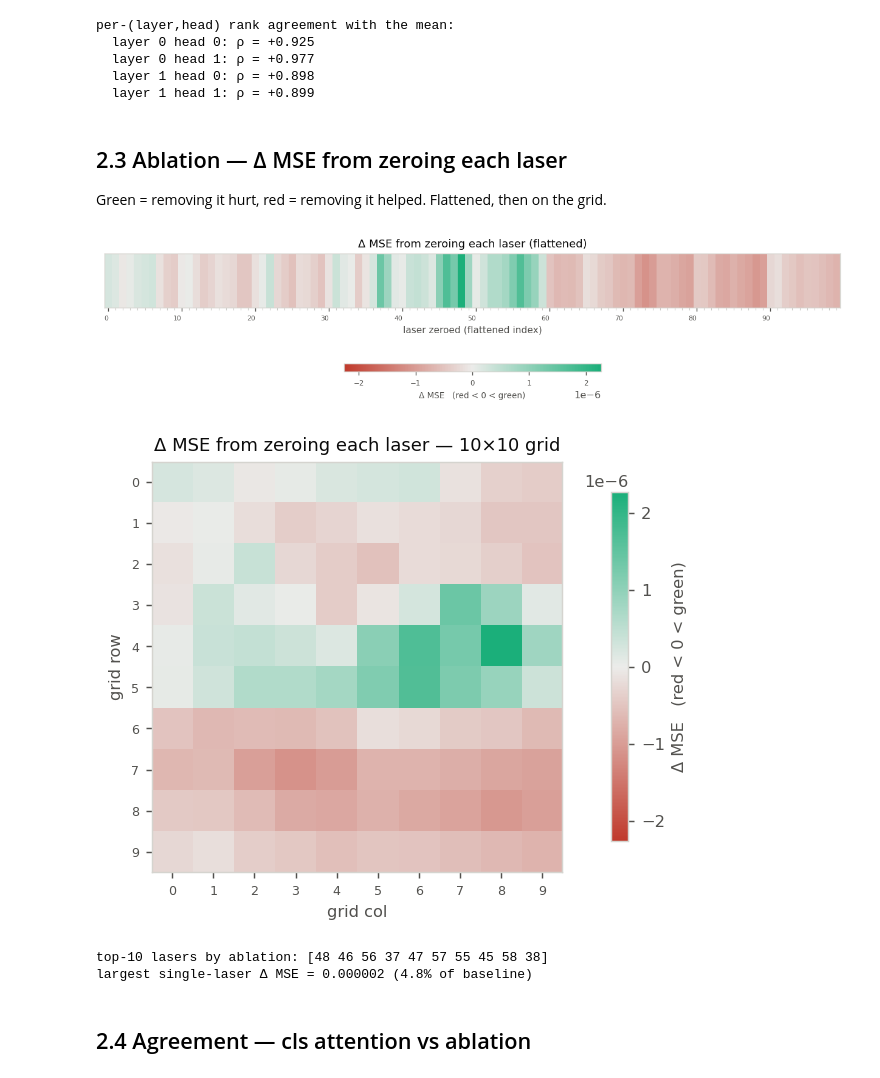
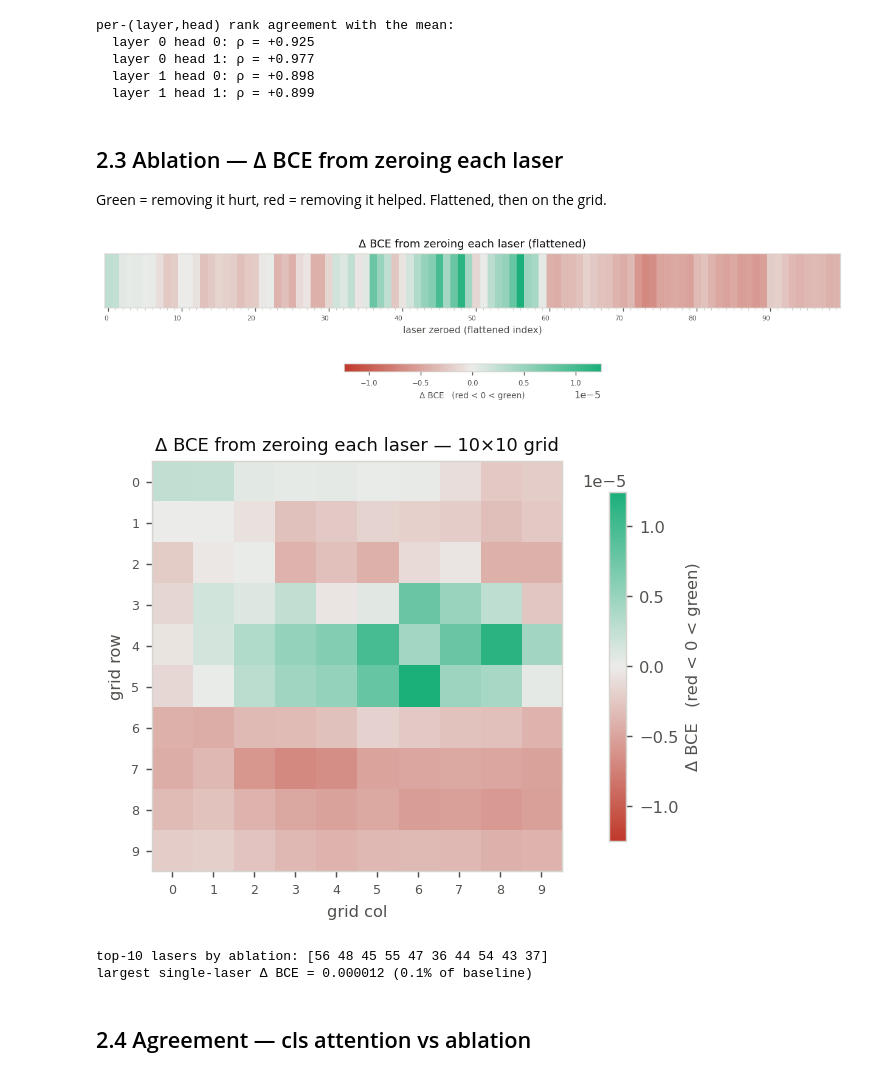
Before and after one commit to eitanturok/good-vibrations, a Jupyter notebook: notebooks/64_laser_freq_importance.ipynb, the cells around one changed output. Cells and saved outputs as stored; diff of their text form; code cells hidden in the pictures.

```diff
--- a/notebooks/64_laser_freq_importance.ipynb
+++ b/notebooks/64_laser_freq_importance.ipynb
@@ -238,11 +253,14 @@ def strip_grid(cls, tick, title, cbar_label, figsize, vmin=0, vmax=None, rot=90,
 ### Load the model and one held-out eval batch
 # %%
 X, y, info = load_eval_batch(N_SAMPLES, mds_dir=MDS_DIR, return_info=True)
-baseline = _mse(model, X, y)
-mean_pred = ((y.mean() - y) ** 2).mean().item()
+baseline = _bce(model, X, y)
+# mean-predictor reference in the same units: the BCE of predicting y.mean() everywhere, which
+# is the target's cross-entropy against a constant -- the bar any real model must beat.
+_p = y.mean().clamp(1e-7, 1 - 1e-7)
+mean_pred = -(y * _p.log() + (1 - y) * (1 - _p).log()).mean().item()
 assert X.shape[1:3] == (N_LASERS, N_PATCHES), f'{X.shape[1:3]} != {(N_LASERS, N_PATCHES)} — wrong MDS for this run?'
 print(f'{tuple(X.shape)=}  (samples, lasers, bands, bins, channels)')
-print(f'baseline MSE {baseline:.5f}   mean-predictor {mean_pred:.5f}')
+print(f'baseline BCE {baseline:.5f}   mean-predictor {mean_pred:.5f}   (nats/pixel)')
 
 import pandas as pd
 meta = pd.DataFrame(info)[['row', 'sample_id', 'position_id', 'speaker', 'n_objects', 'box']]
@@ -793,7 +811,7 @@ so the model is not simply following energy.
 # %%
 strip(af, freq_lab, 'CLS attention (mean over layers & heads)', 'attention weight',
       vmin=0, vmax=af.max(), figsize=(8.6, 2.3), xlabel='band (Hz)')
-strip(ablate_freq, freq_lab, 'Ablation Δ MSE', 'Δ MSE   (red < 0 < green)',
+strip(ablate_freq, freq_lab, 'Ablation Δ BCE', 'Δ BCE   (red < 0 < green)',
       diverging=True, figsize=(8.6, 2.3), xlabel='band zeroed (Hz)', ylabel='')
 
 fig, ax = plt.subplots(figsize=(4.0, 3.4), constrained_layout=True)
@@ -802,7 +820,7 @@ for p in np.argsort(-ablate_freq)[:2]:
     ax.annotate(freq_lab[p], (af[p], ablate_freq[p]), textcoords='offset points',
                 xytext=(5, 4), fontsize=7.5, color=INK)
 ax.axhline(0, color='#d5d4cf', lw=0.8)
-ax.set_xlabel('CLS attention weight'); ax.set_ylabel('ablation Δ MSE')
+ax.set_xlabel('CLS attention weight'); ax.set_ylabel('ablation Δ BCE')
 ax.set_title(f'ρ = {spearmanr(af, ablate_freq).statistic:.2f}', fontsize=10, color=INK)
 plt.show()
 
@@ -918,33 +936,33 @@ per-(layer,head) rank agreement with the mean:
   layer 1 head 0: ρ = +0.898
   layer 1 head 1: ρ = +0.899
 # %% [markdown]
-## 2.3 Ablation — Δ MSE from zeroing each laser
+## 2.3 Ablation — Δ BCE from zeroing each laser
 
 Green = removing it hurt, red = removing it helped. Flattened, then on the grid.
 # %%
 ablate_laser = ablate_lasers(model, X, y, baseline)
 strip(ablate_laser, [str(i) if i % 10 == 0 else '' for i in range(N_LASERS)],
-      'Δ MSE from zeroing each laser (flattened)', 'Δ MSE   (red < 0 < green)',
+      'Δ BCE from zeroing each laser (flattened)', 'Δ BCE   (red < 0 < green)',
       diverging=True, figsize=(9.4, 2.3), rot=0, fs=6,
       xlabel='laser zeroed (flattened index)', ylabel='')
 
 fig, ax = plt.subplots(figsize=(4.6, 3.8), constrained_layout=True)
 lim = np.abs(ablate_laser).max()
 im = ax.imshow(ablate_laser.reshape(GRID_H, GRID_W), cmap=DIV, vmin=-lim, vmax=lim)
 ax.set_xticks(range(10)); ax.set_yticks(range(10)); ax.tick_params(labelsize=7); ax.grid(False)
 ax.set_xlabel('grid col'); ax.set_ylabel('grid row')
-ax.set_title('Δ MSE from zeroing each laser — 10×10 grid', fontsize=10, color=INK)
-fig.colorbar(im, ax=ax, shrink=0.85, label='Δ MSE   (red < 0 < green)')
+ax.set_title('Δ BCE from zeroing each laser — 10×10 grid', fontsize=10, color=INK)
+fig.colorbar(im, ax=ax, shrink=0.85, label='Δ BCE   (red < 0 < green)')
 plt.show()
 
 print('top-10 lasers by ablation:', np.argsort(-ablate_laser)[:10])
-print(f'largest single-laser Δ MSE = {ablate_laser.max():.6f} '
+print(f'largest single-laser Δ BCE = {ablate_laser.max():.6f} '
       f'({100 * ablate_laser.max() / baseline:.1f}% of baseline)')
 # %% [output]
-[figure, old version]
+[figure, new version]
-[figure, old version]
+[figure, new version]
-top-10 lasers by ablation: [48 46 56 37 47 57 55 45 58 38]
-largest single-laser Δ MSE = 0.000002 (4.8% of baseline)
+top-10 lasers by ablation: [56 48 45 55 47 36 44 54 43 37]
+largest single-laser Δ BCE = 0.000012 (0.1% of baseline)
 # %% [markdown]
 ## 2.4 Agreement — cls attention vs ablation
 # %%
```
Also changed, not shown: parts of 20 cells of this notebook, 6 other files.
